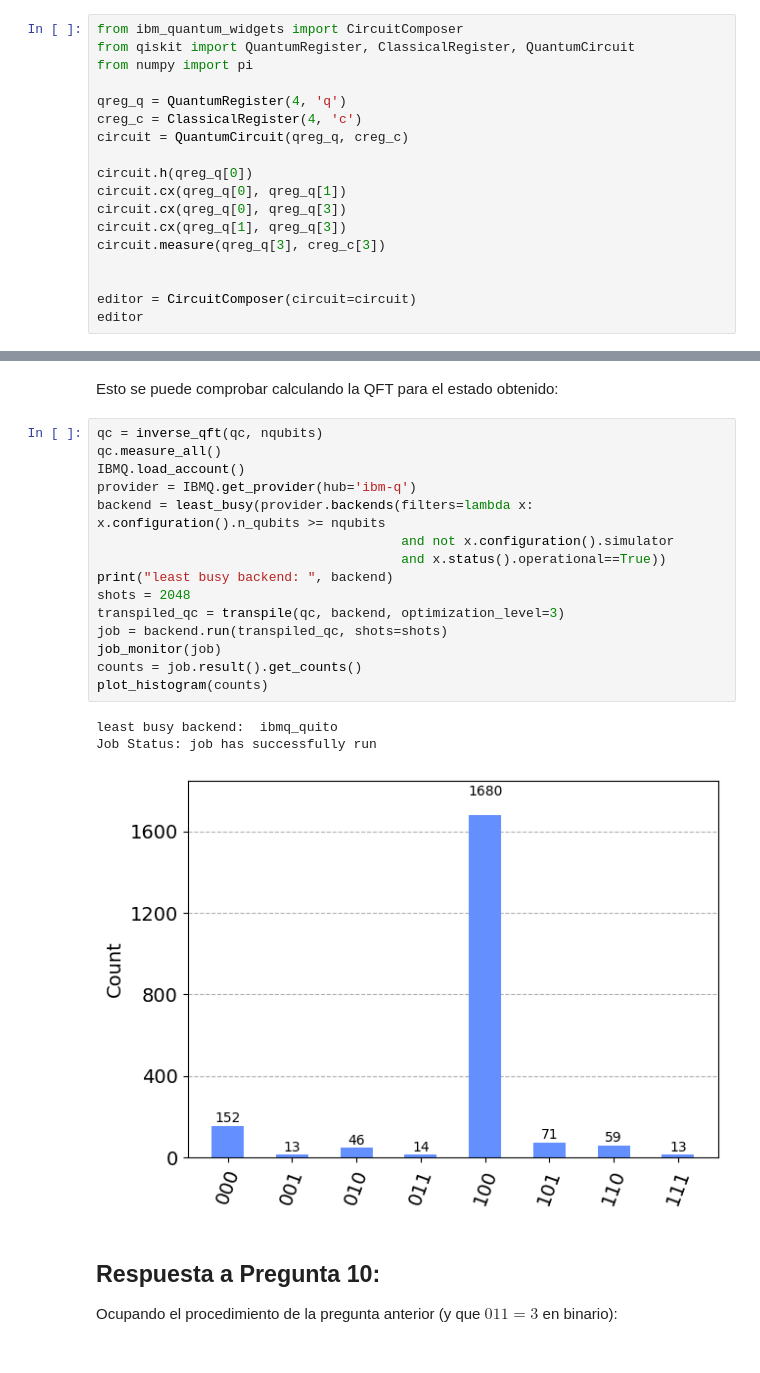
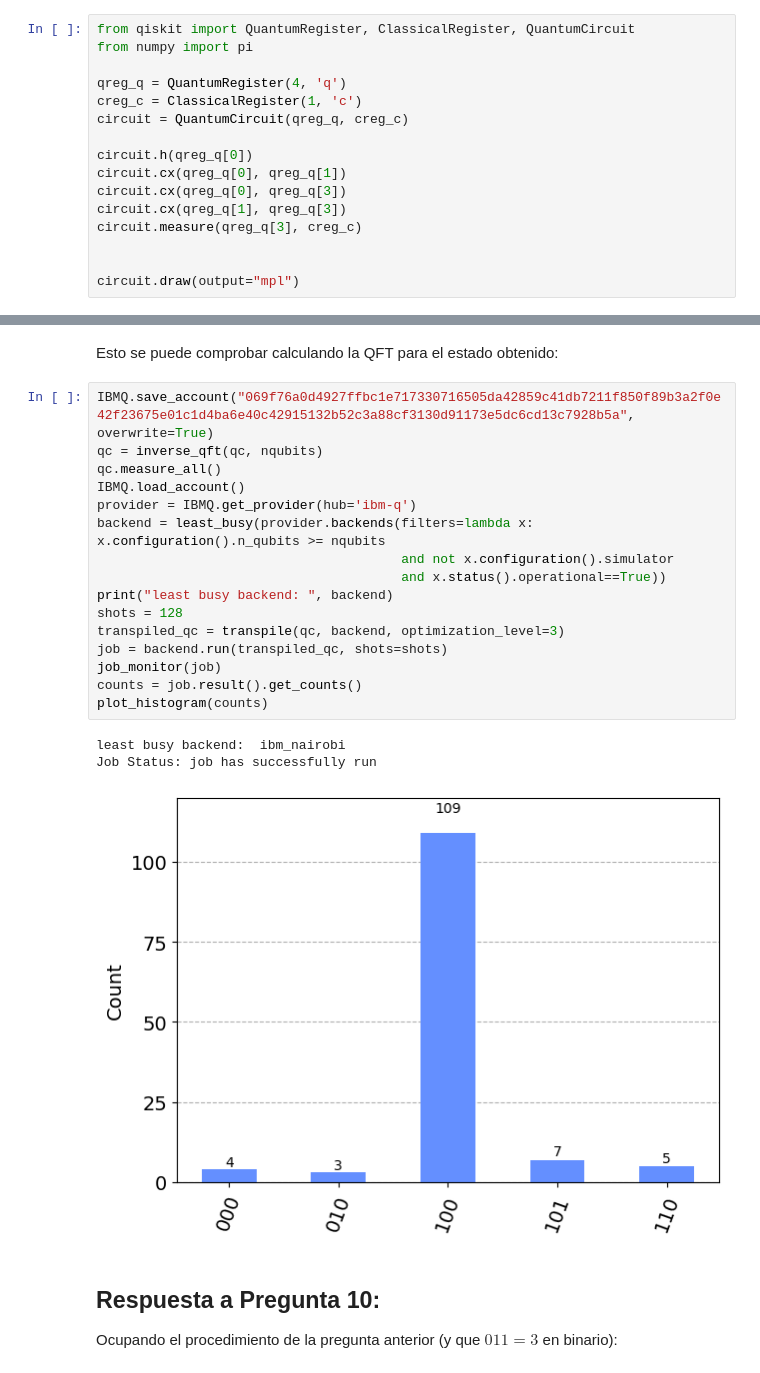
Before and after one commit to Dacastillo/Dacastillo, a Jupyter notebook: QScholars2023_LabFinal.ipynb, the cells around one changed output, grey strips where cells are left out. Saved outputs shown, nothing was run; the diff lists cells and outputs as text.

```diff
--- a/QScholars2023_LabFinal.ipynb
+++ b/QScholars2023_LabFinal.ipynb
@@ -160,21 +168,19 @@ $$ \ket{x_1,x_2,x_3,y} \rightarrow \ket{x_1,x_2,x_3,y\oplus x_1 \oplus x_2}$$
 
 Esto se puede hacer aplicando operadores CNOT entre los qubit 1 y 4 y los qubit 2 y 4. Esto se demostrará usando Qiskit y probándolo para 2 combinaciones lineales de estados de acuerdo a tabla.
 # %%
-from ibm_quantum_widgets import CircuitComposer
 from qiskit import QuantumRegister, ClassicalRegister, QuantumCircuit
 from numpy import pi
 
 qreg_q = QuantumRegister(4, 'q')
-creg_c = ClassicalRegister(4, 'c')
+creg_c = ClassicalRegister(1, 'c')
 circuit = QuantumCircuit(qreg_q, creg_c)
 
 circuit.h(qreg_q[0])
 circuit.cx(qreg_q[0], qreg_q[1])
 circuit.cx(qreg_q[0], qreg_q[3])
 circuit.cx(qreg_q[1], qreg_q[3])
-circuit.measure(qreg_q[3], creg_c[3])
+circuit.measure(qreg_q[3], creg_c)
 
 
-editor = CircuitComposer(circuit=circuit)
-editor
+circuit.draw(output="mpl")
 # %% [output]
@@ -440,24 +489,25 @@ Vector inverso de 4: Statevector([ 0.35355339+0.00000000e+00j, -0.35355339+4.329
 # %% [markdown]
 Esto se puede comprobar calculando la QFT para el estado obtenido:
 # %%
+IBMQ.save_account("069f76a0d4927ffbc1e717330716505da42859c41db7211f850f89b3a2f0e42f23675e01c1d4ba6e40c42915132b52c3a88cf3130d91173e5dc6cd13c7928b5a", overwrite=True)
 qc = inverse_qft(qc, nqubits)
 qc.measure_all()
 IBMQ.load_account()
 provider = IBMQ.get_provider(hub='ibm-q')
 backend = least_busy(provider.backends(filters=lambda x: x.configuration().n_qubits >= nqubits
                                        and not x.configuration().simulator
                                        and x.status().operational==True))
 print("least busy backend: ", backend)
-shots = 2048
+shots = 128
 transpiled_qc = transpile(qc, backend, optimization_level=3)
 job = backend.run(transpiled_qc, shots=shots)
 job_monitor(job)
 counts = job.result().get_counts()
 plot_histogram(counts)
 # %% [output]
-least busy backend:  ibmq_quito
+least busy backend:  ibm_nairobi
 Job Status: job has successfully run
-[figure, old version]
+[figure, new version]
 # %% [markdown]
 ## Respuesta a Pregunta 10:
 Ocupando el procedimiento de la pregunta anterior (y que $011=3$ en binario):
```
Also changed, not shown: parts of 20 cells of this notebook.
